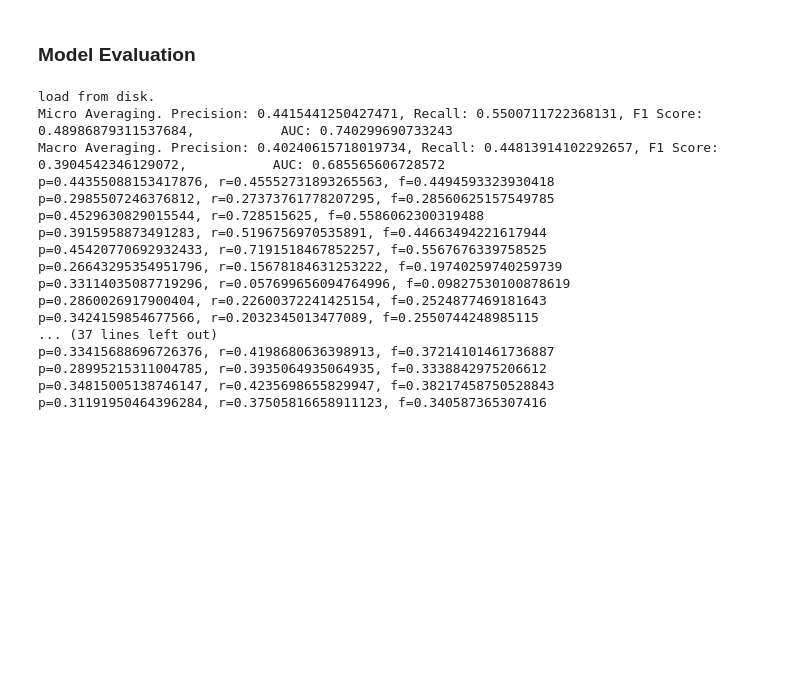
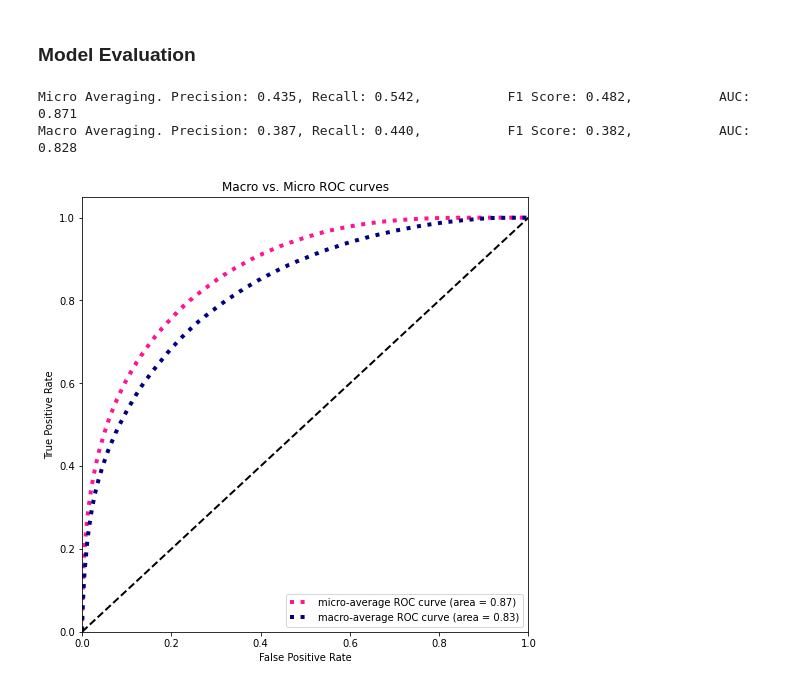
Before and after one commit to amyth18/Deep-Learning-Model-For-Disease-Prediction, a Jupyter notebook: Main_Prediction_Model_Final_Submission.ipynb, the cells around one changed output. Drawn from its saved outputs; the diff is of its cells as text; code cells hidden in the pictures; blank space fills up the shorter version.

```diff
--- a/Main_Prediction_Model_Final_Submission.ipynb
+++ b/Main_Prediction_Model_Final_Submission.ipynb
@@ -1048,34 +1094,16 @@ time: 16.817075967788696 memory_used: 18911477760 gpu_memory_used: 93934080
 # %% [markdown]
 ### Model Evaluation
 # %%
-if model is None:
-  print("load from disk.")
-  model = BiLSTM(input_dim=W2V_EMB_SIZE, embedding_dim=LSTM_HIDDEN_VEC_SIZE,
-               output_dim=50,
-               model_name="word2vec")
+model = BiLSTM(input_dim=W2V_EMB_SIZE, embedding_dim=LSTM_HIDDEN_VEC_SIZE,
+              output_dim=50,
+              model_name="word2vec")
 
-  if torch.cuda.is_available():
-    model.cuda()
-  model.load_state_dict(torch.load(f"{PROJECT_PATH}/models/word2vec-27-04-2022-17-47-59"))
-  evaluate_model(model, test_loader_w2vec)
-else:
-  print("Evaluate in-memory model.")
-  evaluate_model(model, test_loader_w2vec)
+model.load_state_dict(torch.load(f"{PROJECT_PATH}/models/word2vec-27-04-2022-17-47-59"))
+if torch.cuda.is_available():
+  model.cuda()
+
+evaluate_model(model, test_loader_w2vec, 0.20)
 # %% [output]
-load from disk.
-Micro Averaging. Precision: 0.4415441250427471, Recall: 0.5500711722368131, F1 Score: 0.48986879311537684,           AUC: 0.740299690733243
-Macro Averaging. Precision: 0.40240615718019734, Recall: 0.44813914102292657, F1 Score: 0.3904542346129072,           AUC: 0.685565606728572
-p=0.44355088153417876, r=0.45552731893265563, f=0.4494593323930418
-p=0.2985507246376812, r=0.27373761778207295, f=0.28560625157549785
-p=0.4529630829015544, r=0.728515625, f=0.5586062300319488
-p=0.3915958873491283, r=0.5196756970535891, f=0.44663494221617944
-p=0.45420770692932433, r=0.7191518467852257, f=0.5567676339758525
-p=0.26643295354951796, r=0.15678184631253222, f=0.19740259740259739
-p=0.33114035087719296, r=0.057699656094764996, f=0.09827530100878619
-p=0.2860026917900404, r=0.22600372241425154, f=0.2524877469181643
-p=0.3424159854677566, r=0.2032345013477089, f=0.2550744248985115
-... (37 lines left out)
-p=0.33415688696726376, r=0.4198680636398913, f=0.37214101461736887
-p=0.28995215311004785, r=0.3935064935064935, f=0.3338842975206612
-p=0.34815005138746147, r=0.4235698655829947, f=0.38217458750528843
-p=0.31191950464396284, r=0.37505816658911123, f=0.340587365307416
+Micro Averaging. Precision: 0.435, Recall: 0.542,           F1 Score: 0.482,           AUC: 0.871
+Macro Averaging. Precision: 0.387, Recall: 0.440,           F1 Score: 0.382,           AUC: 0.828
+[figure, added]
```
Also changed, not shown: parts of 10 cells of this notebook.
